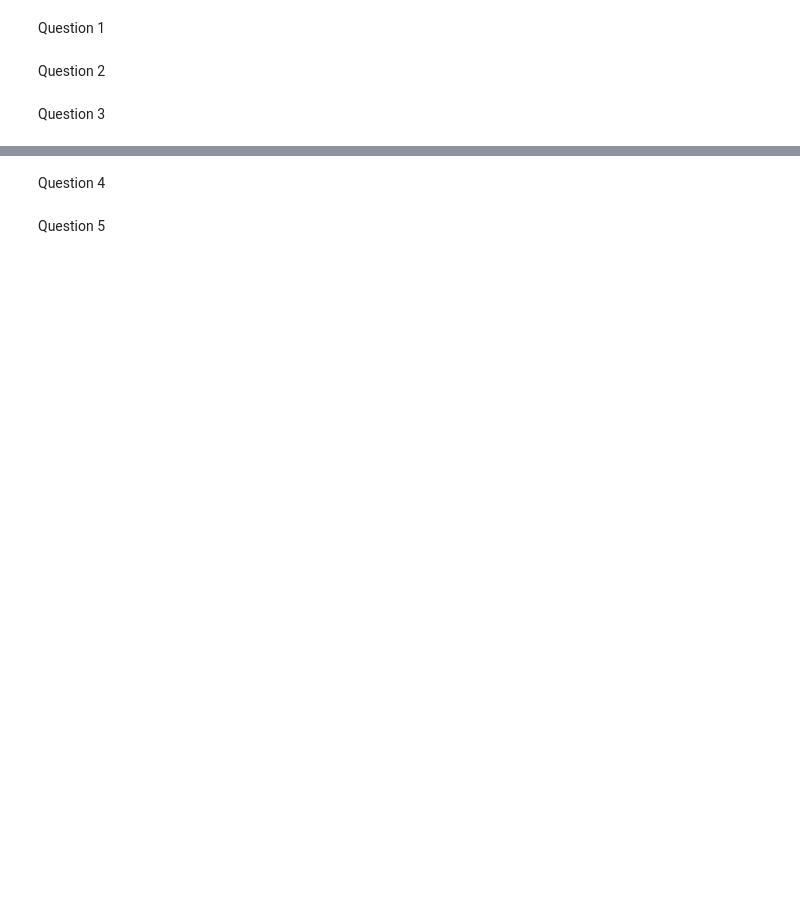
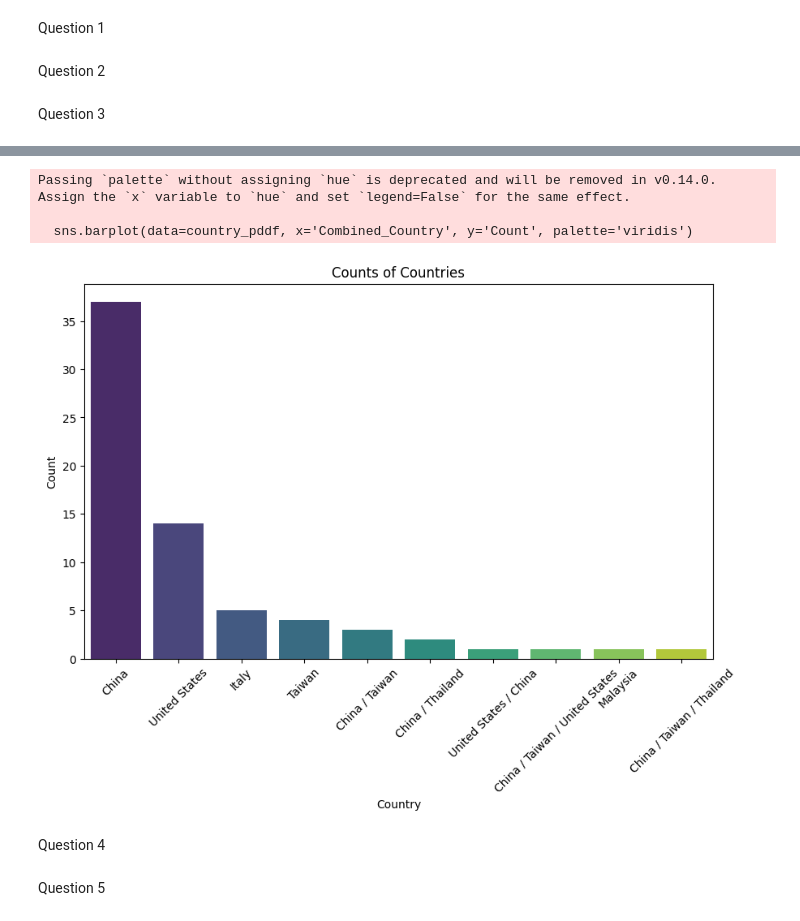
Before and after one commit to EllaThomasson/labs-ds3001, a Jupyter notebook: Lab_Solutions.ipynb, the cells around one changed output, grey strips where cells are left out. Saved outputs shown, nothing was run; the diff lists cells and outputs as text; code cells hidden in the pictures; blank space fills up the shorter version.

```diff
--- a/Lab_Solutions.ipynb
+++ b/Lab_Solutions.ipynb
@@ -14,2 +125,35 @@ Question 3
+# %%
+
+# but, maybe at the same time it is interesting to look at countries involved in scandles alone and with other countries, and treat these as unique things. Maybe somthing can be said
+# about 2+ countries generally being involved in these safety concerns together.
+
+country_pddf = pd.DataFrame(counts_df)
+
+# Create Combined_Country
+country_pddf['Combined_Country'] = country_pddf['Country'].apply(
+    lambda x: ' / '.join(x) if isinstance(x, list) else x
+)
+
+country_pddf = country_pddf[country_pddf['Combined_Country'].str.strip() != '']
+
+# Check for NaN values and drop them if necessary
+country_pddf = country_pddf.dropna(subset=['Combined_Country', 'Count'])
+
+# Ensure 'Count' is numeric
+country_pddf['Count'] = pd.to_numeric(country_pddf['Count'], errors='coerce')
+
+# Plotting
+plt.figure(figsize=(10, 6))
+sns.barplot(data=country_pddf, x='Combined_Country', y='Count', palette='viridis')
+plt.xticks(rotation=45)
+plt.title('Counts of Countries')
+plt.xlabel('Country')
+plt.ylabel('Count')
+plt.show()
+# %% [output]
+Passing `palette` without assigning `hue` is deprecated and will be removed in v0.14.0. Assign the `x` variable to `hue` and set `legend=False` for the same effect.
+
+  sns.barplot(data=country_pddf, x='Combined_Country', y='Count', palette='viridis')
+[figure, added]
 # %% [markdown]
 Question 4
```
Also changed, not shown: parts of 11 cells of this notebook.
